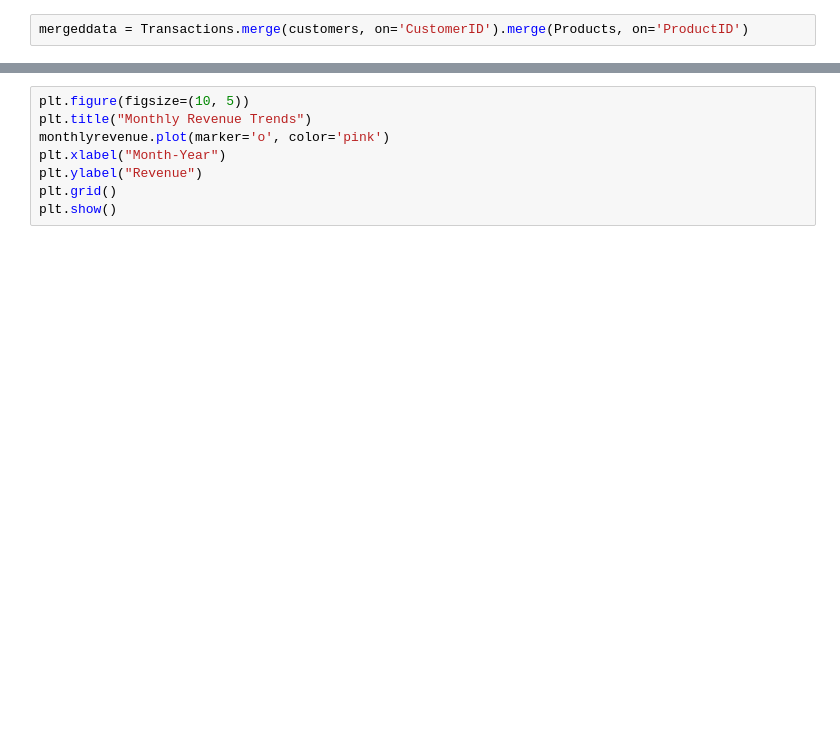
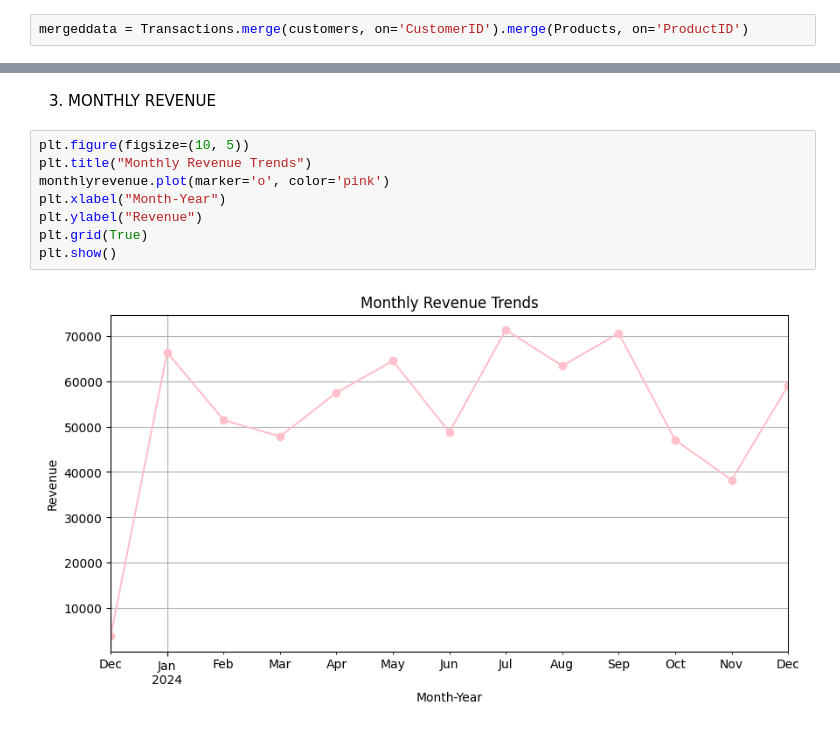
Before and after one commit to tarushi-31/Tarushi_Data_Science, a Jupyter notebook: Tarushi_Saraj_EDA.ipynb, the cells around one changed output, grey strips where cells are left out. Drawn from its saved outputs; the diff is of its cells as text; blank space fills up the shorter version.

```diff
--- a/Tarushi_Saraj_EDA.ipynb
+++ b/Tarushi_Saraj_EDA.ipynb
@@ -74,8 +330,12 @@ plt.show()
+# %% [markdown]
+3. MONTHLY REVENUE
 # %%
 plt.figure(figsize=(10, 5))
 plt.title("Monthly Revenue Trends")
 monthlyrevenue.plot(marker='o', color='pink')
 plt.xlabel("Month-Year")
 plt.ylabel("Revenue")
-plt.grid()
+plt.grid(True)
 plt.show()
+# %% [output]
+[figure, added]
```
Also changed, not shown: parts of 57 cells of this notebook, 3 other files.
